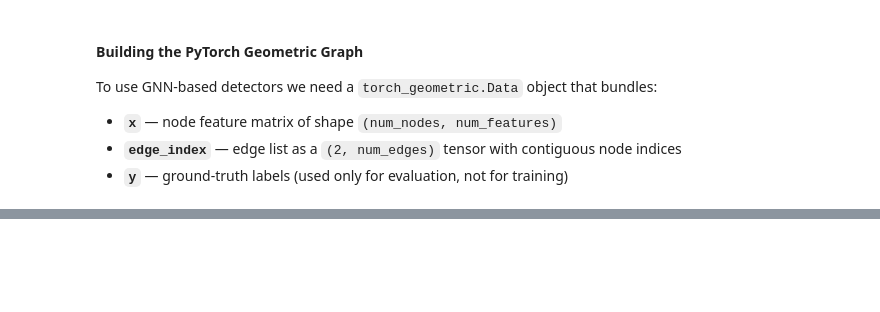
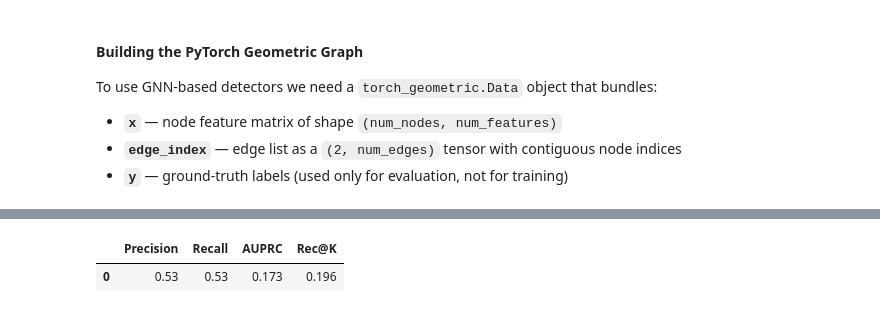
Before and after one commit to ajurcik/MLPrague-2026-test, a Jupyter notebook: 3-unsupervised-learning.ipynb, the cells around one changed output, grey strips where cells are left out. Cells and saved outputs as stored; diff of their text form; code cells hidden in the pictures; blank space fills up the shorter version.

```diff
--- a/3-unsupervised-learning.ipynb
+++ b/3-unsupervised-learning.ipynb
@@ -346,0 +272,7 @@ gae_preds, gae_preds_proba = model_unsupervised_gae.predict(pytorch_data, return
+# %%
+def mask_features(x, p_mask=0.3, mask_value=-1.0):
+    """Returns corrupted x and a boolean mask of which positions were masked."""
+    mask = torch.rand_like(x) < p_mask
+    x_masked = x.clone()
+    x_masked[mask] = mask_value
+    return x_masked, mask
@@ -347,7 +375,26 @@ gae_preds, gae_preds_proba = model_unsupervised_gae.predict(pytorch_data, return
+# %%
+# Compute per-node reconstruction error as anomaly score
+custom_gae.eval()
+with torch.no_grad():
+    x_hat = custom_gae(pytorch_data.x, pytorch_data.edge_index)
+    recon_error = ((pytorch_data.x - x_hat) ** 2).mean(dim=1)
+
+# Convert anomaly scores to numpy
+anomaly_scores = recon_error.cpu().numpy()
+
+# Apply threshold using contamination ratio (same as other models)
+threshold = np.percentile(anomaly_scores[pytorch_data.train_mask.cpu().numpy()], 100 * (1 - contamination))
+custom_gae_preds = (anomaly_scores >= threshold).astype(int)
+
+# Normalise scores to [0, 1] for probability-like output
+custom_gae_preds_proba = minmax_scale(anomaly_scores)
 # %%
-gae_results = evaluate_model(
-    'GAE',
+custom_gae_results = evaluate_model(
+    'Custom GAE',
     pytorch_data.y[pytorch_data.test_mask].cpu().numpy(),
-    gae_preds[pytorch_data.test_mask],
-    gae_preds_proba[pytorch_data.test_mask],
+    custom_gae_preds[pytorch_data.test_mask.cpu().numpy()],
+    custom_gae_preds_proba[pytorch_data.test_mask.cpu().numpy()],
 )
+# %% [output]
+|  | Precision | Recall | AUPRC | Rec@K |
+| 0 | 0.53 | 0.53 | 0.173 | 0.196 |
```
Also changed, not shown: parts of 59 cells of this notebook, 1 other file.
